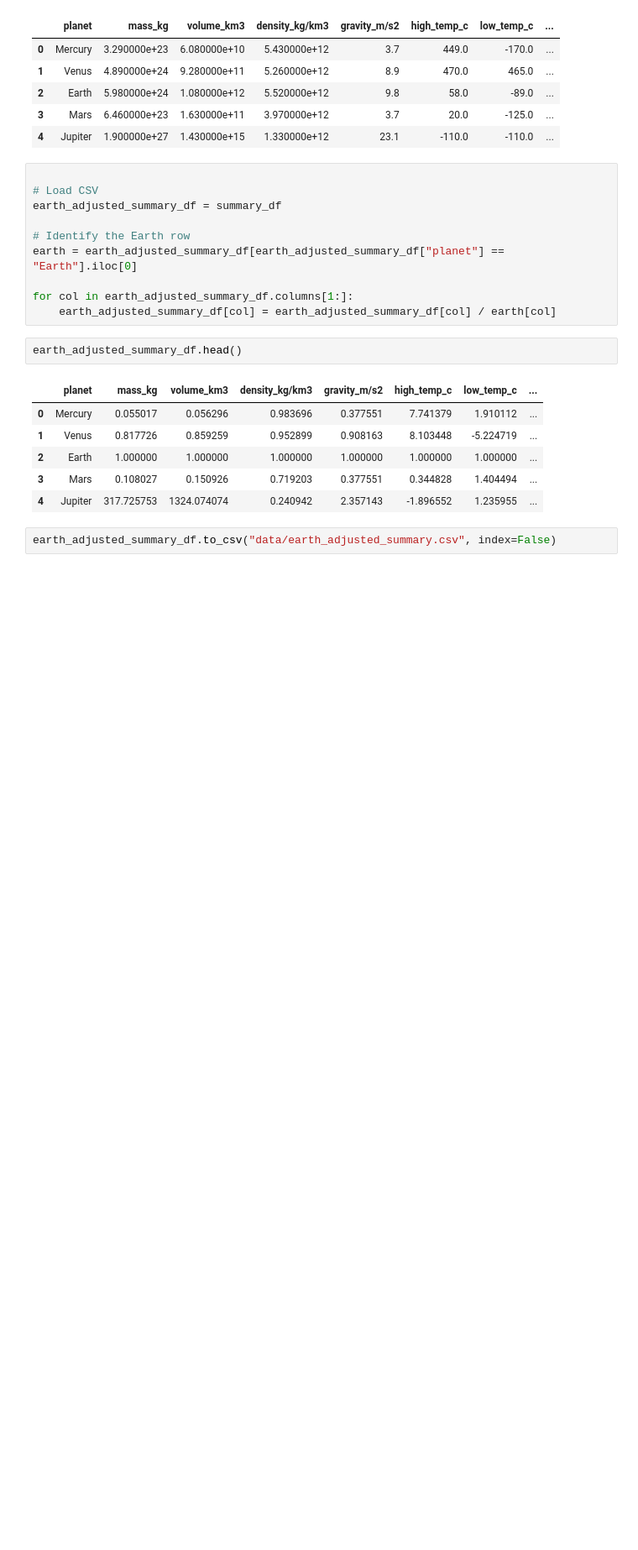
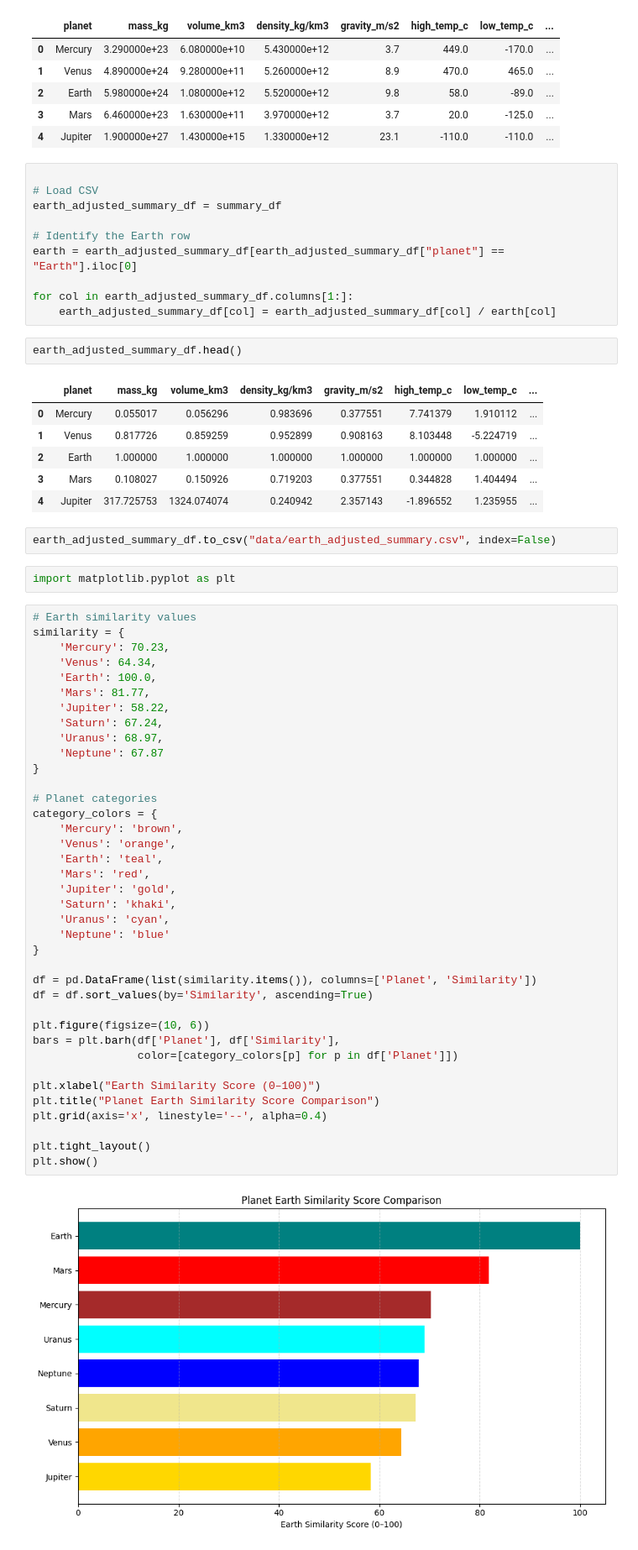
Before and after one commit to fdac25/NASA, a Jupyter notebook: starting_script.ipynb, the cells around one changed output. Shown: that part at 84% size. Saved outputs shown, nothing was run; the diff lists cells and outputs as text; blank space fills up the shorter version.

```diff
--- a/starting_script.ipynb
+++ b/starting_script.ipynb
@@ -229,3 +229,45 @@ earth_adjusted_summary_df.head()
 | 4 | Jupiter | 317.725753 | 1324.074074 | 0.240942 | 2.357143 | -1.896552 | 1.235955 | ... |
 # %%
 earth_adjusted_summary_df.to_csv("data/earth_adjusted_summary.csv", index=False)
+# %%
+import matplotlib.pyplot as plt
+# %%
+# Earth similarity values
+similarity = {
+    'Mercury': 70.23,
+    'Venus': 64.34,
+    'Earth': 100.0,
+    'Mars': 81.77,
+    'Jupiter': 58.22,
+    'Saturn': 67.24,
+    'Uranus': 68.97,
+    'Neptune': 67.87
+}
+
+# Planet categories
+category_colors = {
+    'Mercury': 'brown',
+    'Venus': 'orange',
+    'Earth': 'teal',
+    'Mars': 'red',
+    'Jupiter': 'gold',
+    'Saturn': 'khaki',
+    'Uranus': 'cyan',
+    'Neptune': 'blue'
+}
+
+df = pd.DataFrame(list(similarity.items()), columns=['Planet', 'Similarity'])
+df = df.sort_values(by='Similarity', ascending=True)
+
+plt.figure(figsize=(10, 6))
+bars = plt.barh(df['Planet'], df['Similarity'],
+                color=[category_colors[p] for p in df['Planet']])
+
+plt.xlabel("Earth Similarity Score (0–100)")
+plt.title("Planet Earth Similarity Score Comparison")
+plt.grid(axis='x', linestyle='--', alpha=0.4)
+
+plt.tight_layout()
+plt.show()
+# %% [output]
+[figure, added]
```
Also changed, not shown: parts of 2 cells of this notebook.
